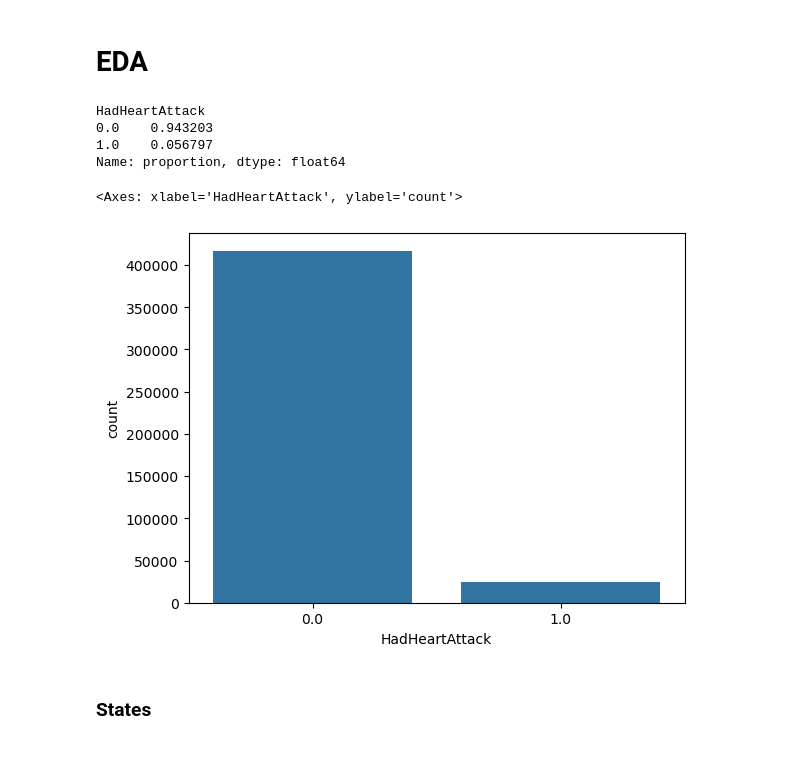
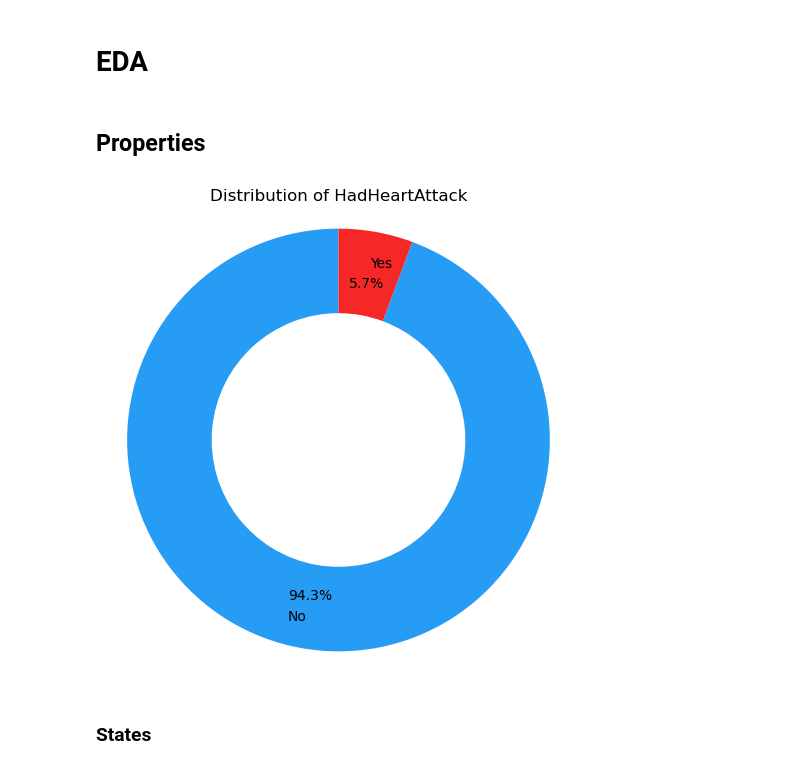
Before and after one commit to gracegmc/HeartDiseaseRiskPredictor, a Jupyter notebook: notebook_grace.ipynb, the cells around one changed output. Saved outputs shown, nothing was run; the diff lists cells and outputs as text; code cells hidden in the pictures.

```diff
--- a/notebook_grace.ipynb
+++ b/notebook_grace.ipynb
@@ -338,19 +338,29 @@ data_imputed.isna().sum().sum()
 0
 # %% [markdown]
 # EDA
+# %% [markdown]
+## Properties
 # %%
-# Looking at Target "HadHeartAttack"
-print(data_imputed['HadHeartAttack'].value_counts(normalize=True))
-sns.countplot(x='HadHeartAttack', data=data_imputed)
-# we can see that there is a very heavy class imbalance and we will be accounting for
-# this by using the f1 score as a measure of model performance
+heart_attack_counts = data_imputed['HadHeartAttack'].value_counts(normalize=False)
+
+plt.figure(figsize=(6, 6))
+
+plt.pie(
+    heart_attack_counts,
+    labels=["No", "Yes"],
+    autopct='%1.1f%%',
+    startangle=90,
+    wedgeprops={'width': 0.4},
+    labeldistance=0.85,   # class labels
+    pctdistance=0.75,      # percentages
+    colors=["#279CF5", "#F52727"]
+)
+
+plt.title('Distribution of HadHeartAttack')
+plt.axis('equal')
+plt.show()
 # %% [output]
-HadHeartAttack
-0.0    0.943203
-1.0    0.056797
-Name: proportion, dtype: float64
-<Axes: xlabel='HadHeartAttack', ylabel='count'>
-[figure, old version]
+[figure, new version]
 # %% [markdown]
 ### States
 # %%
```
Also changed, not shown: parts of 15 cells of this notebook.
